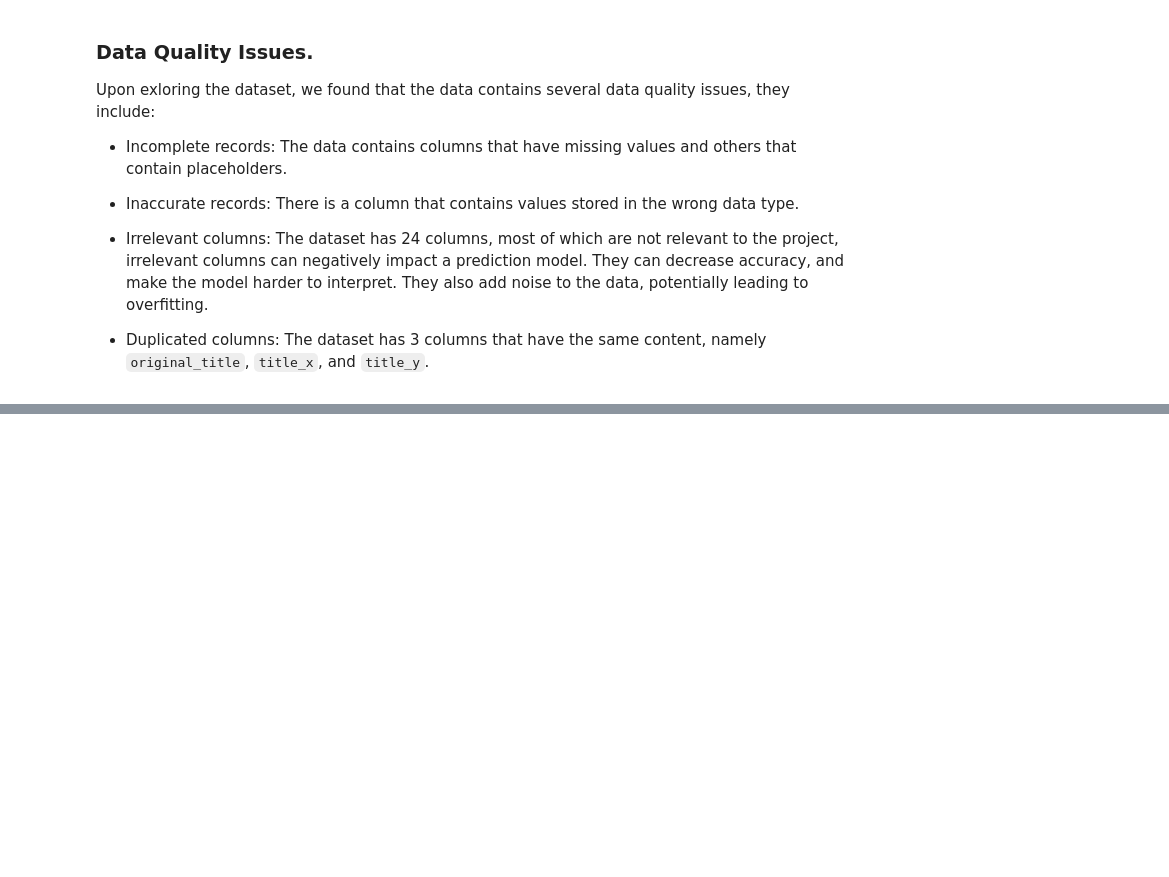
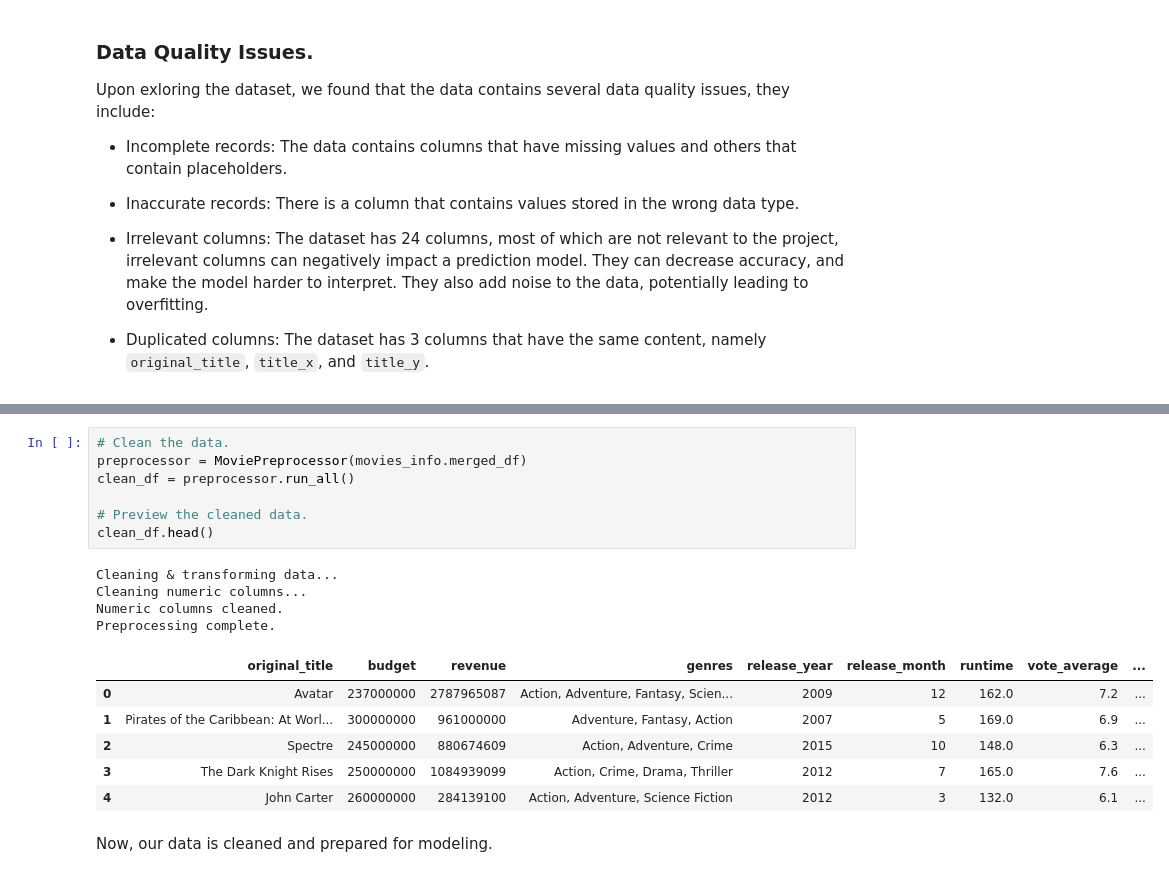
Before and after one commit to Assesa44/Movie-Revenue-Predictor, a Jupyter notebook: Notebooks/revenue_predictor.ipynb, the cells around one changed output, grey strips where cells are left out. Drawn from its saved outputs; the diff is of its cells as text; blank space fills up the shorter version.

Commit message:
docs: added the data preparation section

```diff
--- a/Notebooks/revenue_predictor.ipynb
+++ b/Notebooks/revenue_predictor.ipynb
@@ -256,0 +349,20 @@ Upon exloring the dataset, we found that the data contains several data quality
+# %%
+# Clean the data.
+preprocessor = MoviePreprocessor(movies_info.merged_df)
+clean_df = preprocessor.run_all()
+
+# Preview the cleaned data.
+clean_df.head()
+# %% [output]
+Cleaning & transforming data...
+Cleaning numeric columns...
+Numeric columns cleaned.
+Preprocessing complete.
+|  | original_title | budget | revenue | genres | release_year | release_month | runtime | vote_average | ... |
+| 0 | Avatar | 237000000 | 2787965087 | Action, Adventure, Fantasy, Scien... | 2009 | 12 | 162.0 | 7.2 | ... |
+| 1 | Pirates of the Caribbean: At Worl... | 300000000 | 961000000 | Adventure, Fantasy, Action | 2007 | 5 | 169.0 | 6.9 | ... |
+| 2 | Spectre | 245000000 | 880674609 | Action, Adventure, Crime | 2015 | 10 | 148.0 | 6.3 | ... |
+| 3 | The Dark Knight Rises | 250000000 | 1084939099 | Action, Crime, Drama, Thriller | 2012 | 7 | 165.0 | 7.6 | ... |
+| 4 | John Carter | 260000000 | 284139100 | Action, Adventure, Science Fiction | 2012 | 3 | 132.0 | 6.1 | ... |
+# %% [markdown]
+Now, our data is cleaned and prepared for modeling.
```
Also changed, not shown: parts of 5 cells of this notebook.
